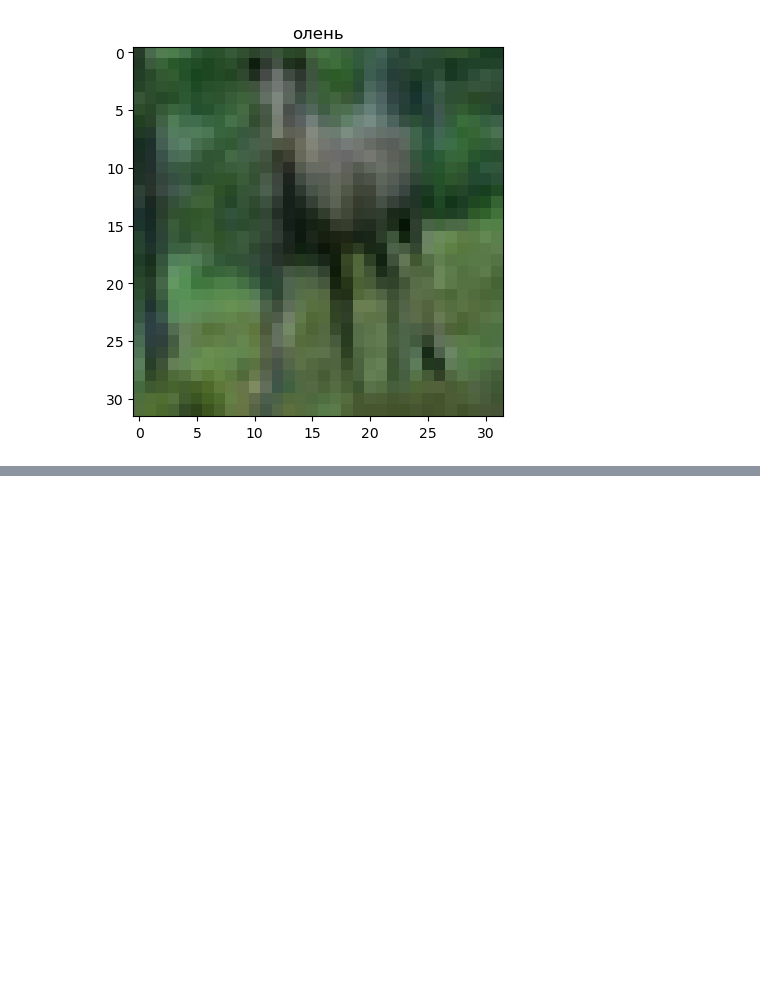
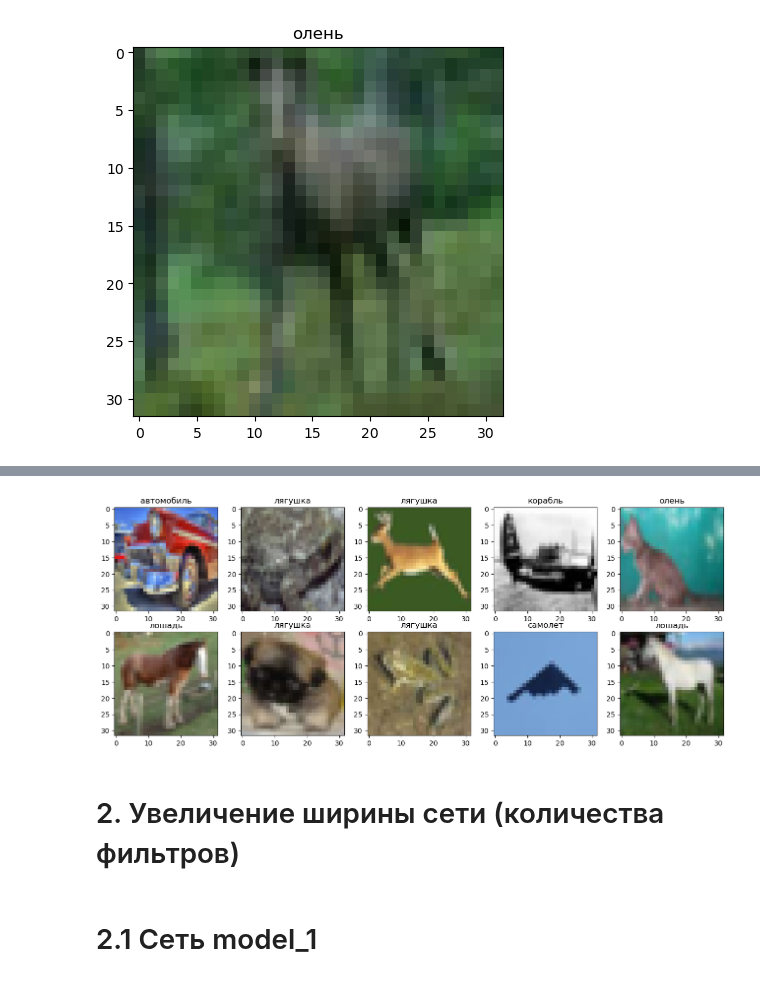
Before and after one commit to dnlygvtv/02_Python_for_Neural_Networks, a Jupyter notebook: HW/HW_4.ipynb, the cells around one changed output, grey strips where cells are left out. Cells and saved outputs as stored; diff of their text form; code cells hidden in the pictures; blank space fills up the shorter version.

```diff
--- a/HW/HW_4.ipynb
+++ b/HW/HW_4.ipynb
@@ -36,0 +43,22 @@ plt.show()
+# %%
+num_classes = len(classes)
+num_epochs = 5
+batch_size = 128
+# %%
+base_model = Sequential()
+
+base_model.add(Conv2D(6, kernel_size=(8, 8), padding='same', activation='relu', input_shape=X_train.shape[1:]))
+base_model.add(MaxPooling2D(pool_size=(2, 2)))
+
+base_model.add(Conv2D(12, kernel_size=(3, 3), padding='same', activation='relu', input_shape=X_train.shape[1:]))
+base_model.add(MaxPooling2D(pool_size=(2, 2)))
+
+base_model.add(Flatten())
+base_model.add(Dense(512, activation='relu'))
+base_model.add(Dense(num_classes, activation='softmax'))
+
+base_model.summary()
+
+base_model.compile(loss='categorical_crossentropy',
+                   optimizer='Adam',
+                   metrics=['accuracy'])
@@ -36,0 +83,6 @@ plt.show()
+# %%
+history = base_model.fit(X_train, y_train,
+               epochs=num_epochs,
+               batch_size=batch_size,
+               validation_data=(X_test, y_test),
+               verbose=1)
@@ -36,0 +122,2 @@ plt.show()
+# %%
+y_pred = base_model.predict(X_test)
@@ -36,0 +126,15 @@ plt.show()
+# %%
+NN = np.random.randint(0, X_test.shape[0] + 1, num_classes)
+
+plt.figure(figsize=(16,6))
+
+for i, nn in enumerate(NN):
+    plt.subplot(2, 5, i+1)
+    plt.imshow(X_test[nn])
+    plt.title(classes[np.argmax(y_pred[nn,:])]);
+# %% [output]
+[figure, added]
+# %% [markdown]
+# 2. Увеличение ширины сети (количества фильтров)
+# %% [markdown]
+# 2.1 Сеть model_1
```
Also changed, not shown: parts of 8 cells of this notebook.
